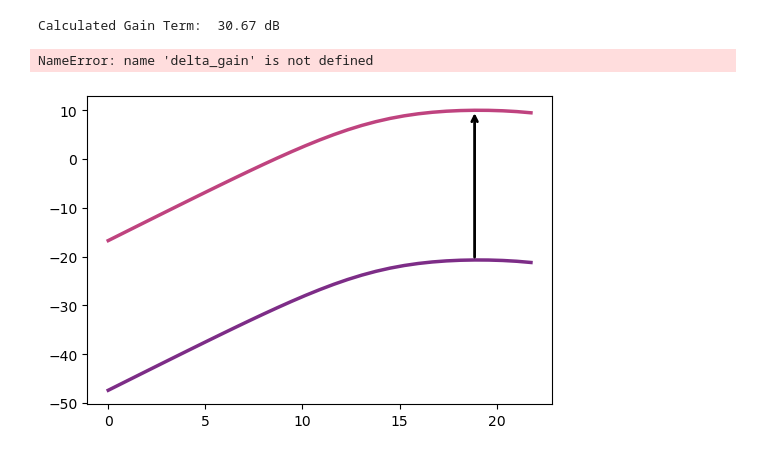
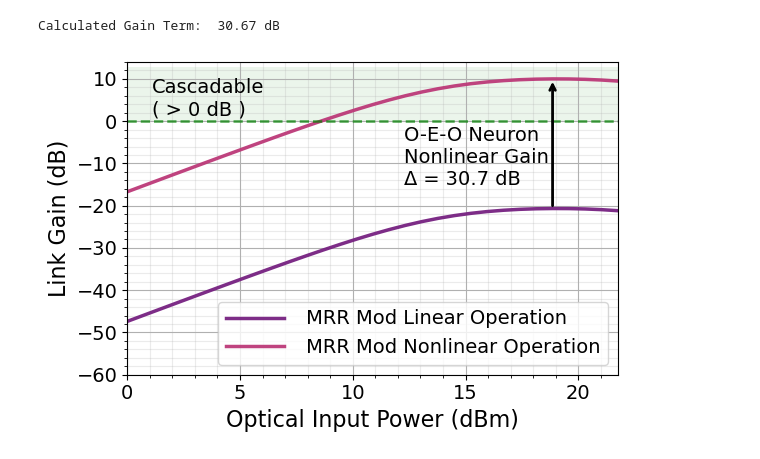
Before and after one commit to ericcblow/MicrowavePhotonicSimulations, a Jupyter notebook: RF Analysis - Si Ph/SiPh_RF_Simulations.ipynb, the cells around one changed output. Saved outputs shown, nothing was run; the diff lists cells and outputs as text; code cells hidden in the pictures.

Commit message:
Made figures publication ready and double checked all equations

```diff
--- a/RF Analysis - Si Ph/SiPh_RF_Simulations.ipynb
+++ b/RF Analysis - Si Ph/SiPh_RF_Simulations.ipynb
@@ -685,9 +687,6 @@ plt.xlim(0,25)
 plt.legend(handlelength=3, loc='best')
 # plt.ylim(-10,0)
 plt.grid(which='major', axis='both')
-if isSaving:
-    outputFile = 'TFig18_MRRModNLLoss_OptPowIn.pdf'
-    plt.savefig(outputFile, format='pdf', dpi=dpi_res)
 plt.show()
 # %% [output]
 [figure]
@@ -1471,8 +1483,8 @@ ax.annotate(
 # --- Add text next to arrow ---
 ax.text(
     x_lin - 6.6,                   # slight horizontal offset
-    (y_lin + y_nl)/2 + 3.7,
-    f'Nonlinear Gain\nΔ = {delta_gain:.1f} dB',
+    (y_lin + y_nl)/2 - 3.3,
+    f'O-E-O Neuron \nNonlinear Gain\nΔ = {delta_gain:.1f} dB',
     fontsize=fs-2,
     verticalalignment='center'
 )
@@ -1482,34 +1494,50 @@ arrowprops=dict(
     linewidth=2.5,
     color='black',
     shrinkA=0,
     shrinkB=0
 )
 
 arrowprops=dict(
     arrowstyle='-|>',
     linewidth=3,
     color='black',
     shrinkA=0,
     shrinkB=0
 )
 delta_gain = y_nl - y_lin
 
+ax.axhline(y=0, color='green', linestyle='--', linewidth=1.8, alpha=0.7)
+# --- Shade cascadable region (> 0 dB) ---
+ax.axhspan(
+    0, ax.get_ylim()[1],      # from 0 dB to top of axis
+    facecolor='green',
+    alpha=0.08,
+    zorder=0
+)
+
+# Label the shaded region
+ax.text(
+    Pin_max * 0.05,           # left side
+    ax.get_ylim()[1] - 5.7,     # near top
+    'Cascadable\n( > 0 dB )',
+    color='black',
+    fontsize=fs-2,
+    verticalalignment='top'
+)
+
 ax.set_ylabel('Link Gain (dB)', fontsize=fs)
 ax.set_xlabel('Optical Input Power (dBm)', fontsize=fs)
 ax.set_xlim(0, Pin_max)
 ax.set_ylim(-60,14)
 ax.grid(True, which='major')
 ax.minorticks_on()
 ax.grid(True, which='minor', alpha=0.25)
 ax.tick_params(axis='both', labelsize=fs-2)
 ax.legend(frameon=True, fontsize=fs-2, handlelength=3, loc='best')
 plt.tight_layout()
 if isSaving:
     outputFile = 'RF_Analysis_Nonlinear.pdf'
     plt.savefig(outputFile, format='pdf', dpi=dpi_res, bbox_inches='tight')
 plt.show()
-
-plt.show()
 # %% [output]
-NameError: name 'delta_gain' is not defined
-[figure, old version]
+[figure, new version]
```
Also changed, not shown: parts of 3 cells of this notebook, 3 other files.
